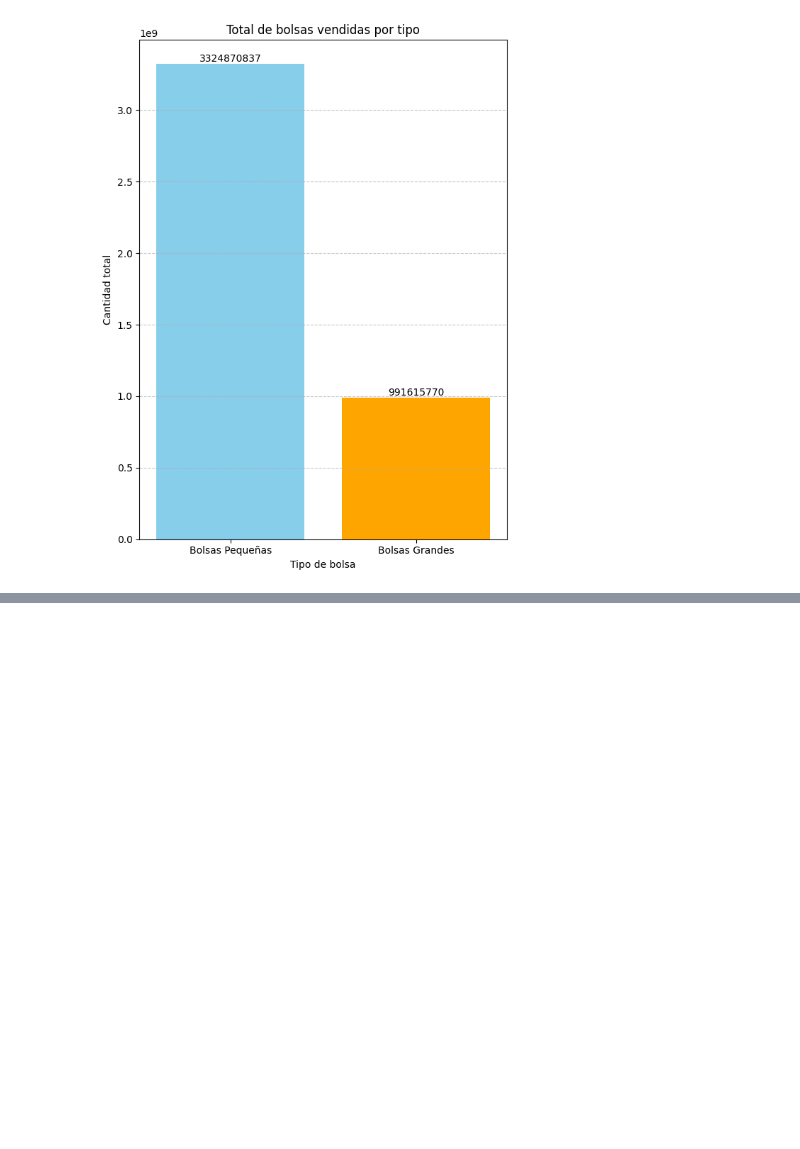
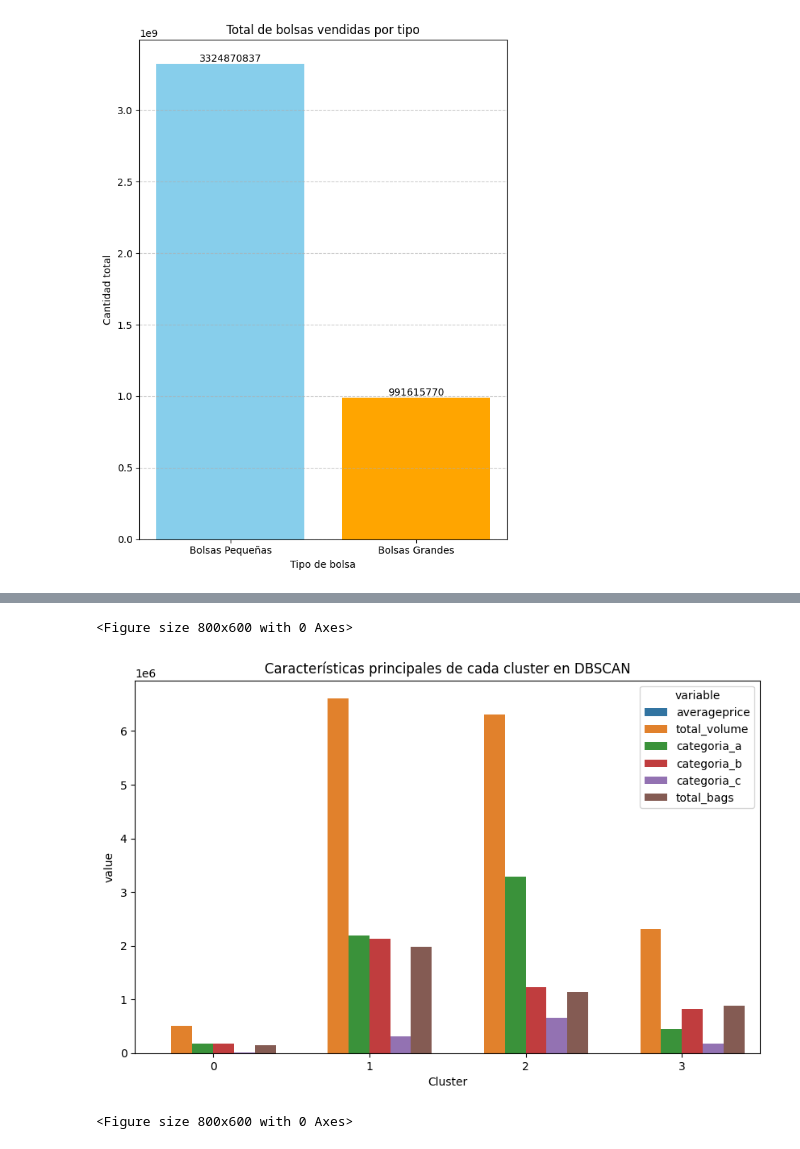
Before and after one commit to lauracoicue/Proyecto2_CDD, a Jupyter notebook: proyecto2.ipynb, the cells around one changed output, grey strips where cells are left out. Cells and saved outputs as stored; diff of their text form; code cells hidden in the pictures; blank space fills up the shorter version.

```diff
--- a/proyecto2.ipynb
+++ b/proyecto2.ipynb
@@ -350,0 +314,18 @@ y = df.petal_length
+# %%
+# Normalizar los datos
+scaler = StandardScaler()
+
+data_scaled = scaler.fit_transform(.select_dtypes(include=[np.number]))
+# Aplicar PCA
+pca = PCA(n_components=2)
+X_pca = pca.fit_transform(data_scaled)
+# Crear un DataFrame con los resultados de PCA
+df_pca = pd.DataFrame(data=X_pca, columns=['PC1', 'PC2'])
+df_pca['type'] = df['type'].values
+# Crear un gráfico de dispersión
+plt.figure(figsize=(10, 6))
+sns.scatterplot(data=df_pca, x='PC1', y='PC2', hue='type', palette='Set2', alpha=0.7)
+plt.title('Análisis de Componentes Principales (PCA)')
+plt.xlabel('Componente Principal 1')
+plt.ylabel('Componente Principal 2')
+plt.grid()
@@ -350,0 +334,5 @@ y = df.petal_length
+# %%
+X = df_snow[['averageprice', 'total_volume', 'categoria_a', 'categoria_b', 'categoria_c', 'total_bags']]
+# %%
+dbscan = DBSCAN(eps=0.6, min_samples=5)
+clusters_dbscan = dbscan.fit_predict(data_scaled)
@@ -350,0 +341,6 @@ y = df.petal_length
+# %%
+df_dbscan = X.copy()
+df_dbscan['Cluster'] = clusters_dbscan
+cluster_means_dbscan = df_dbscan[df_dbscan['Cluster'] != -1].groupby('Cluster').mean()
+print("Características principales de cada cluster en DBSCAN:")
+print(cluster_means_dbscan)
@@ -350,0 +378,10 @@ y = df.petal_length
+# %%
+plt.figure(figsize=(10, 6))
+sns.barplot(data=cluster_means_dbscan.reset_index().melt(id_vars='Cluster'), x='Cluster', y='value', hue='variable')
+plt.xlabel("Cluster")
+plt.title("Características principales de cada cluster en DBSCAN")
+plt.figure(figsize=(8, 6))
+# %% [output]
+<Figure size 800x600 with 0 Axes>
+[figure, added]
+<Figure size 800x600 with 0 Axes>
```
Also changed, not shown: parts of 15 cells of this notebook, 1 other file.
